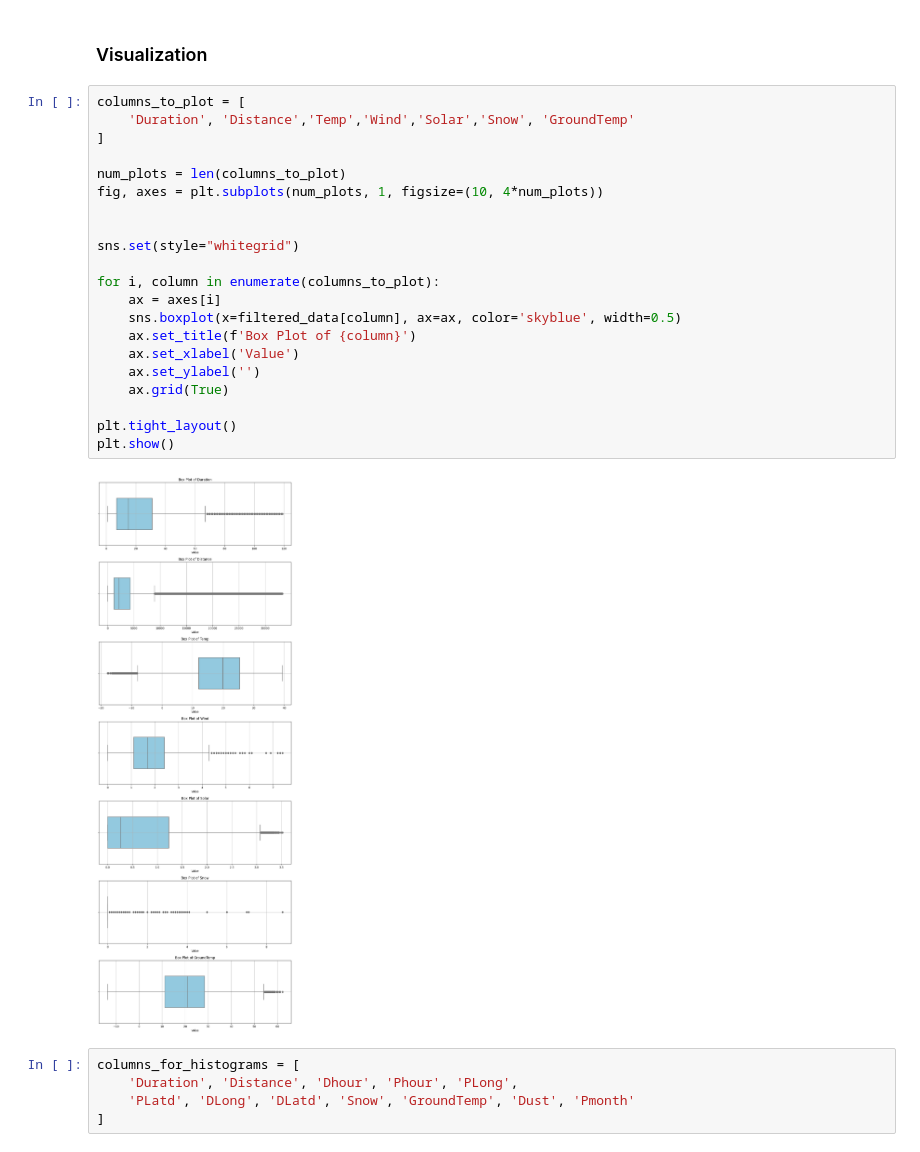
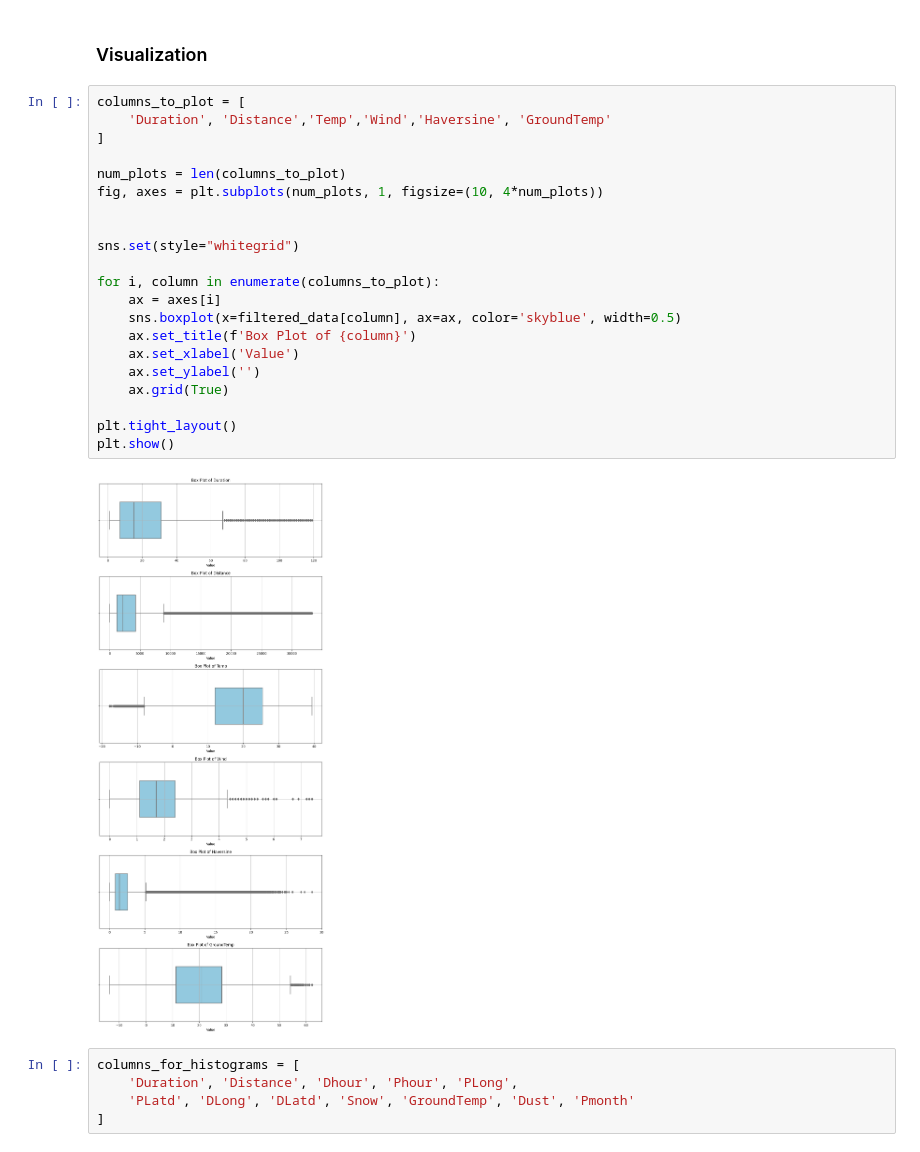
Before and after one commit to dp2292/CP01-Data-Alchemists, a Jupyter notebook: CP01_Data_Alchemists.ipynb, the cells around one changed output. Cells and saved outputs as stored; diff of their text form.

```diff
--- a/CP01_Data_Alchemists.ipynb
+++ b/CP01_Data_Alchemists.ipynb
@@ -207,27 +206,27 @@ See the caveats in the documentation: https://pandas.pydata.org/pandas-docs/stab
 ### Visualization
 # %%
 columns_to_plot = [
-    'Duration', 'Distance','Temp','Wind','Solar','Snow', 'GroundTemp'
+    'Duration', 'Distance','Temp','Wind','Haversine', 'GroundTemp'
 ]
 
 num_plots = len(columns_to_plot)
 fig, axes = plt.subplots(num_plots, 1, figsize=(10, 4*num_plots))
 
 
 sns.set(style="whitegrid")
 
 for i, column in enumerate(columns_to_plot):
     ax = axes[i]
     sns.boxplot(x=filtered_data[column], ax=ax, color='skyblue', width=0.5)
     ax.set_title(f'Box Plot of {column}')
     ax.set_xlabel('Value')
     ax.set_ylabel('')
     ax.grid(True)
 
 plt.tight_layout()
 plt.show()
 # %% [output]
-[figure, old version]
+[figure, new version]
 # %%
 columns_for_histograms = [
     'Duration', 'Distance', 'Dhour', 'Phour', 'PLong',
```
Also changed, not shown: parts of 5 cells of this notebook.
